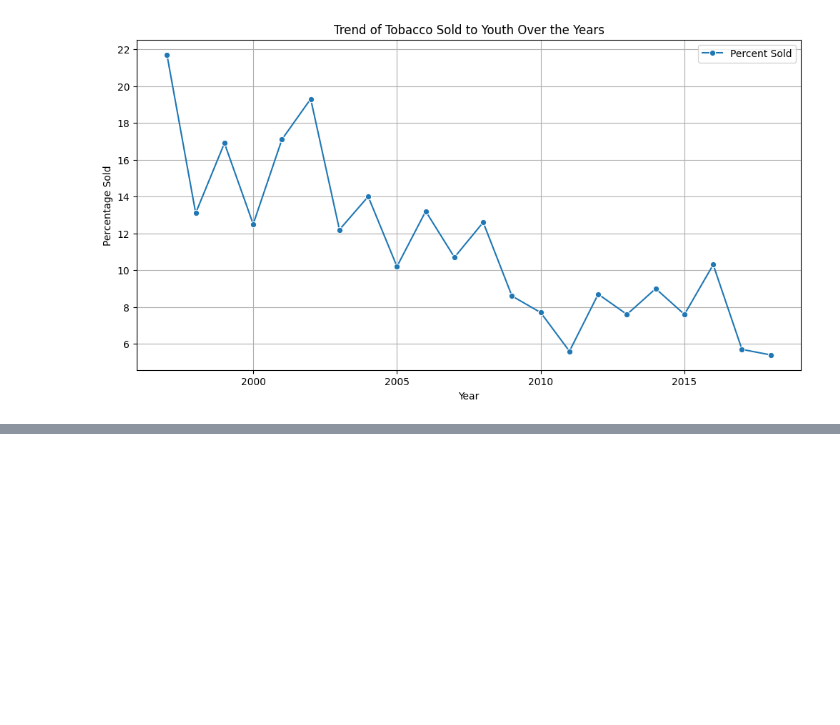
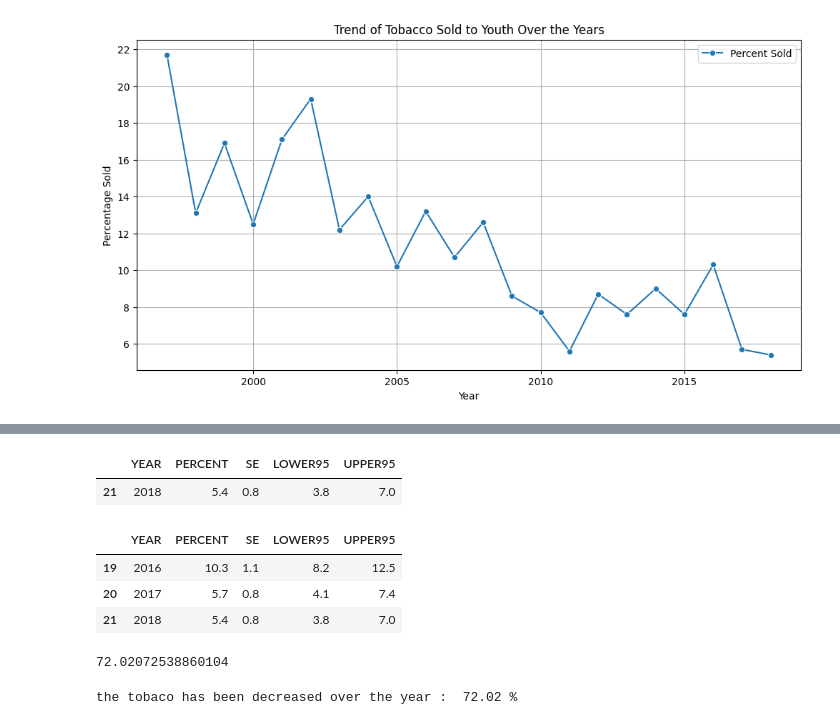
Before and after one commit to Harin22/exploratory-data-analysis-showcase, a Jupyter notebook: EDA_tobacco_sold_to_youth.ipynb, the cells around one changed output, grey strips where cells are left out. Drawn from its saved outputs; the diff is of its cells as text; code cells hidden in the pictures; blank space fills up the shorter version.

```diff
--- a/EDA_tobacco_sold_to_youth.ipynb
+++ b/EDA_tobacco_sold_to_youth.ipynb
@@ -76,0 +86,26 @@ plt.show()
+# %%
+particular_year = last_10_year[last_10_year['YEAR'] == 2018]
+display(particular_year)
+print("\n")
+
+df[df['YEAR'].isin([2016, 2017, 2018, 2019])]
+# %% [output]
+|  | YEAR | PERCENT | SE | LOWER95 | UPPER95 |
+| 21 | 2018 | 5.4 | 0.8 | 3.8 | 7.0 |
+|  | YEAR | PERCENT | SE | LOWER95 | UPPER95 |
+| 19 | 2016 | 10.3 | 1.1 | 8.2 | 12.5 |
+| 20 | 2017 | 5.7 | 0.8 | 4.1 | 7.4 |
+| 21 | 2018 | 5.4 | 0.8 | 3.8 | 7.0 |
+# %%
+last_20_years = df.tail(20)
+percentage_decreased = last_20_years["PERCENT"].min()
+percentage_increased = last_20_years["PERCENT"].max()
+Decline_over_the_year_1 = percentage_increased - percentage_decreased
+Decline_over_the_year_2 = Decline_over_the_year_1 / percentage_increased
+final = Decline_over_the_year_2 * 100
+display(final)
+rounded_final = round(final, 2)
+print("the tobaco has been decreased over the year : ", rounded_final,"%")
+# %% [output]
+72.02072538860104
+the tobaco has been decreased over the year :  72.02 %
```
Also changed, not shown: parts of 1 cell of this notebook.
